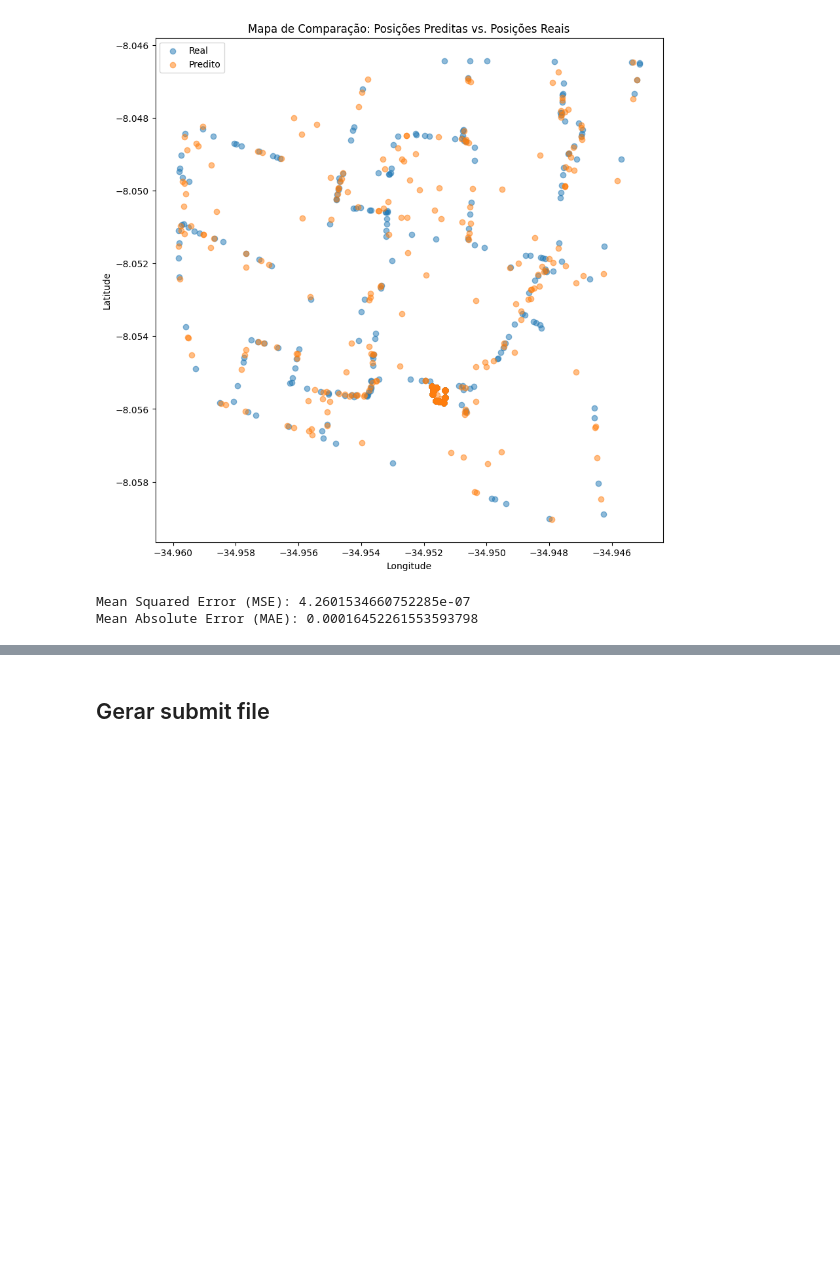
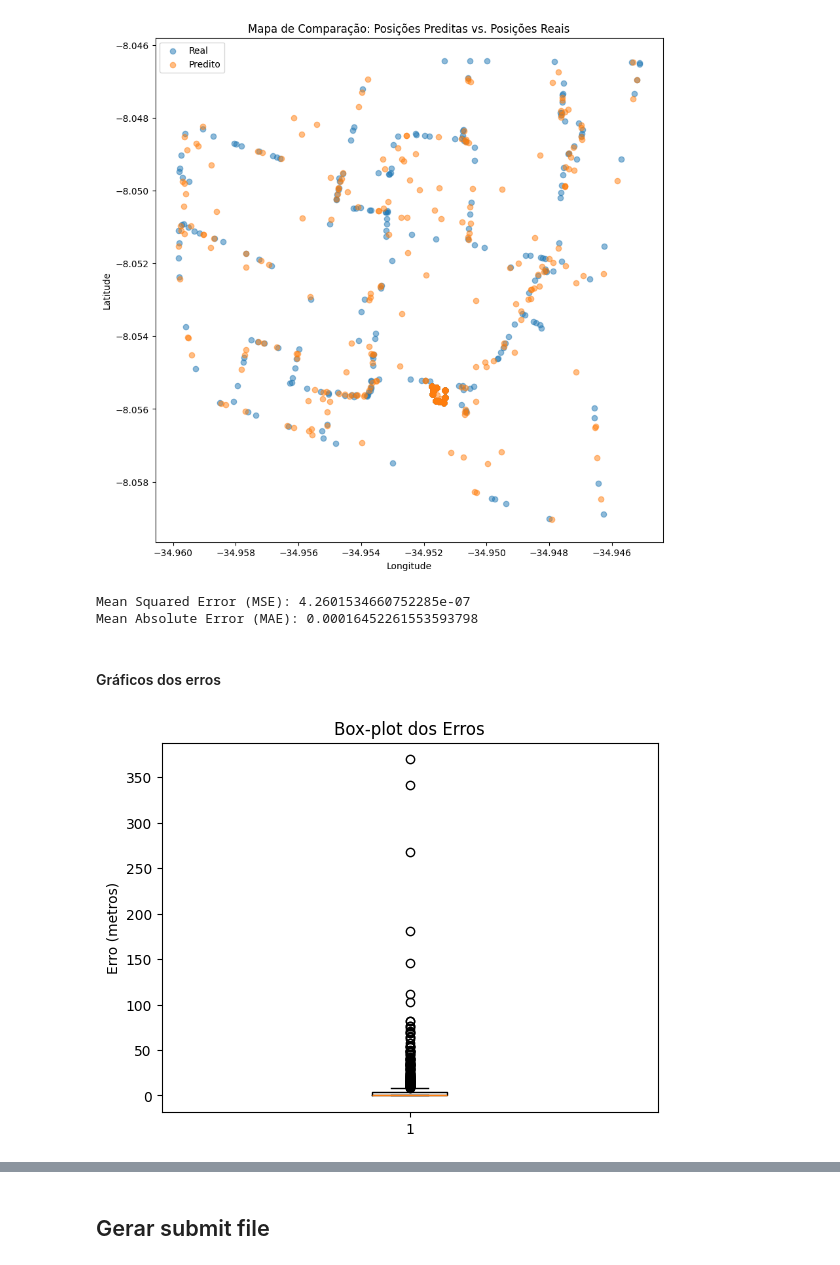
Before and after one commit to pccql/comunicacoes-moveis, a Jupyter notebook: methods/knn.ipynb, the cells around one changed output, grey strips where cells are left out. Saved outputs shown, nothing was run; the diff lists cells and outputs as text; code cells hidden in the pictures; blank space fills up the shorter version.

```diff
--- a/methods/knn.ipynb
+++ b/methods/knn.ipynb
@@ -23,3 +26,18 @@ y_pred = knn.predict(X_test)
+# %%
+df_with_error_info = y_test.copy()
+df_with_error_info['lat_pred'] = [lat for lat, _ in y_pred]
+df_with_error_info['lon_pred'] = [lon for _, lon in y_pred]
+
+df_with_error_info['lat_diff'] = df_with_error_info['lat'] - df_with_error_info['lat_pred']
+df_with_error_info['lon_diff'] = df_with_error_info['lon'] - df_with_error_info['lon_pred']
+# %%
+one_degree = 30.87
+one_kilometer = 1000
+
+df_with_error_info['lat_diff_meters'] = df_with_error_info['lat_diff'] * one_degree * one_kilometer
+df_with_error_info['lon_diff_meters'] = df_with_error_info['lon_diff'] * one_degree * one_kilometer
+# %%
+df_with_error_info['diff_meters'] = np.sqrt(df_with_error_info['lat_diff_meters']**2 + df_with_error_info['lon_diff_meters']**2)
 # %% [markdown]
 ## Resultados
 # %%
@@ -46,3 +64,13 @@ print(f'Mean Absolute Error (MAE): {mae}')
 # %% [output]
 Mean Squared Error (MSE): 4.2601534660752285e-07
 Mean Absolute Error (MAE): 0.00016452261553593798
+# %% [markdown]
+#### Gráficos dos erros
+# %%
+# Histograma e Box-Plot dos Erros
+plt.boxplot(df_with_error_info['diff_meters'])
+plt.ylabel('Erro (metros)')
+plt.title('Box-plot dos Erros')
+plt.show()
+# %% [output]
+[figure, added]
```
Also changed, not shown: parts of 3 cells of this notebook, 1 other file.
